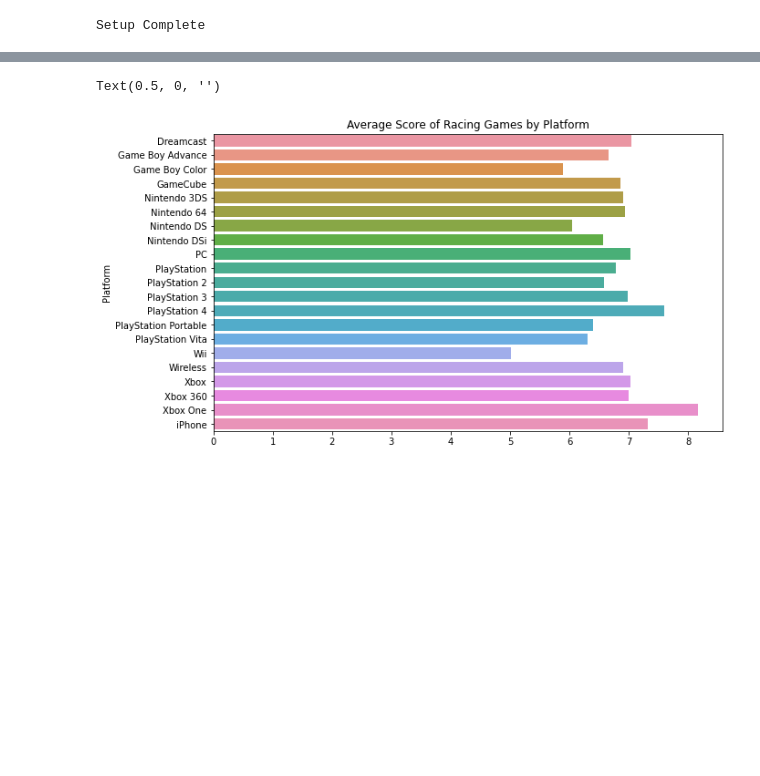
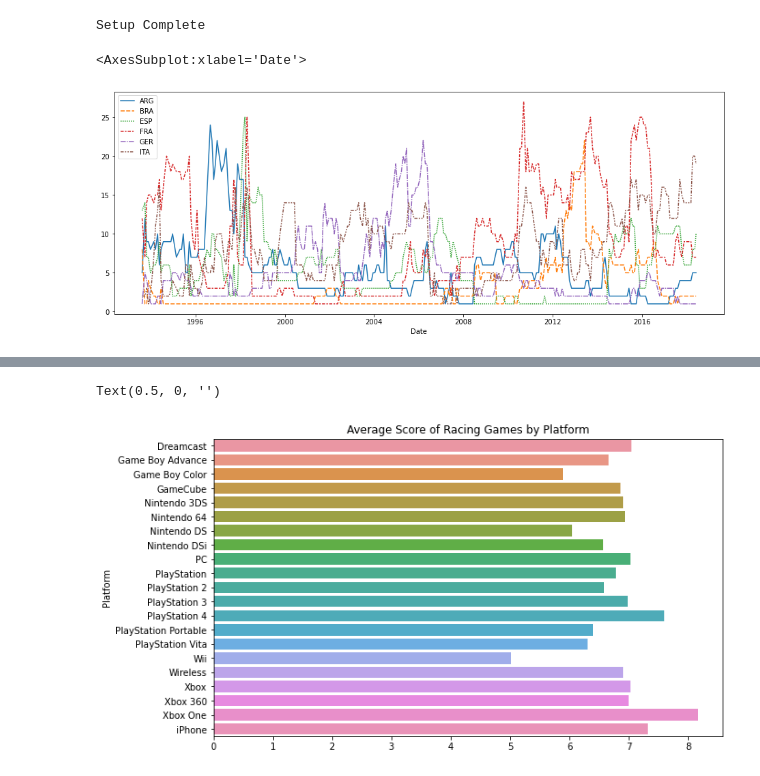
Before and after one commit to shoyo001/Projects, a Jupyter notebook: DataVisualization/Charts.ipynb, the cells around one changed output, grey strips where cells are left out. Drawn from its saved outputs; the diff is of its cells as text; code cells hidden in the pictures; blank space fills up the shorter version.

```diff
--- a/DataVisualization/Charts.ipynb
+++ b/DataVisualization/Charts.ipynb
@@ -8,12 +8,27 @@ import seaborn as sns
 print("Setup Complete")
 # %% [output]
 Setup Complete
+# %%
+# Path of the file to read
+fifa_filepath = "fifa.csv"
+
+# Read the file into a variable fifa_data
+fifa_data = pd.read_csv(fifa_filepath, index_col="Date", parse_dates=True)
 # %%
 # Path of the file to read
 ign_filepath = "ign_scores.csv"
 
 # Read the file into a variable ign_data
 ign_data = pd.read_csv(ign_filepath, index_col="Platform")
+# %%
+# Set the width and height of the figure
+plt.figure(figsize=(16,6))
+
+# Line chart showing how FIFA rankings evolved over time
+sns.lineplot(data=fifa_data)
+# %% [output]
+<AxesSubplot:xlabel='Date'>
+[figure, added]
 # %%
 ign_data
 # %% [output]
```
Also changed, not shown: 1 other file.
